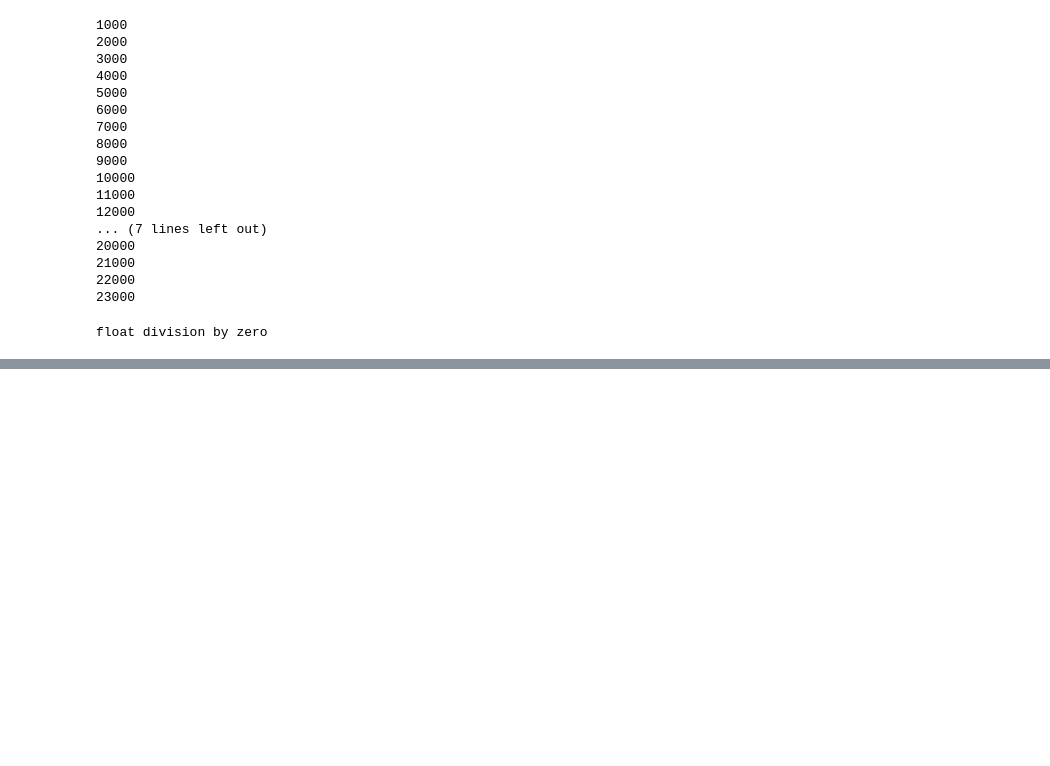
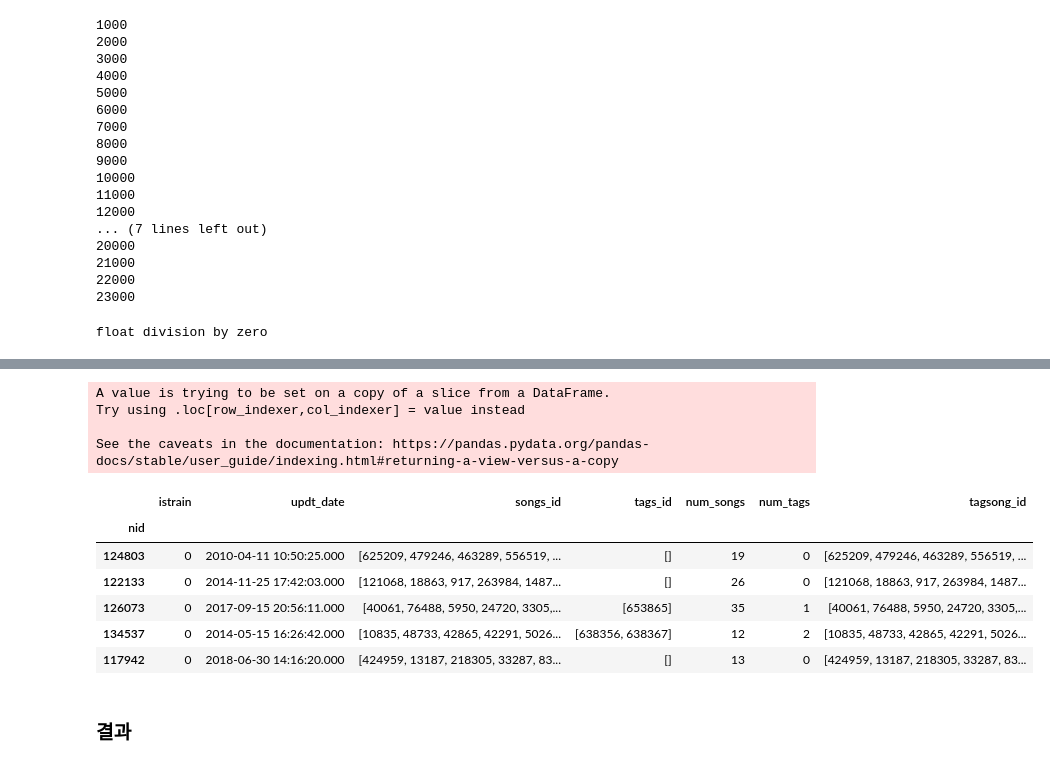
Before and after one commit to s2ul2/melon_playlist_rec, a Jupyter notebook: collabo_upload.ipynb, the cells around one changed output, grey strips where cells are left out. Saved outputs shown, nothing was run; the diff lists cells and outputs as text; code cells hidden in the pictures; blank space fills up the shorter version.

Commit message:
tag + song

```diff
--- a/collabo_upload.ipynb
+++ b/collabo_upload.ipynb
@@ -988,0 +1146,3 @@ float division by zero
+# %%
+test2 = test.loc[:, :]
+test2.head()
@@ -988,0 +1157,9 @@ float division by zero
+# %%
+# test_id에 638336(n_songs)더하기
+def add_list(x):
+    new_lst = []
+    for num in x:
+        new_lst.append(num + n_songs)
+    return new_lst
+test2['tags_id'] = test2['tags_id'].apply(add_list)
+test2.head()
@@ -988,0 +1179,16 @@ float division by zero
+# %%
+# songs_id랑 tags_id 합쳐서 tagsong_id 만들기
+test2['tagsong_id'] = test2['songs_id'] + test2['tags_id']
+test2.head()
+# %% [output]
+A value is trying to be set on a copy of a slice from a DataFrame.
+Try using .loc[row_indexer,col_indexer] = value instead
+
+See the caveats in the documentation: https://pandas.pydata.org/pandas-docs/stable/user_guide/indexing.html#returning-a-view-versus-a-copy
+|  | istrain | updt_date | songs_id | tags_id | num_songs | num_tags | tagsong_id |
+| nid |  |  |  |  |  |  |  |
+| 124803 | 0 | 2010-04-11 10:50:25.000 | [625209, 479246, 463289, 556519, ... | [] | 19 | 0 | [625209, 479246, 463289, 556519, ... |
+| 122133 | 0 | 2014-11-25 17:42:03.000 | [121068, 18863, 917, 263984, 1487... | [] | 26 | 0 | [121068, 18863, 917, 263984, 1487... |
+| 126073 | 0 | 2017-09-15 20:56:11.000 | [40061, 76488, 5950, 24720, 3305,... | [653865] | 35 | 1 | [40061, 76488, 5950, 24720, 3305,... |
+| 134537 | 0 | 2014-05-15 16:26:42.000 | [10835, 48733, 42865, 42291, 5026... | [638356, 638367] | 12 | 2 | [10835, 48733, 42865, 42291, 5026... |
+| 117942 | 0 | 2018-06-30 14:16:20.000 | [424959, 13187, 218305, 33287, 83... | [] | 13 | 0 | [424959, 13187, 218305, 33287, 83... |
@@ -988,0 +1248,2 @@ float division by zero
+# %% [markdown]
+### 결과
```
Also changed, not shown: parts of 37 cells of this notebook.
